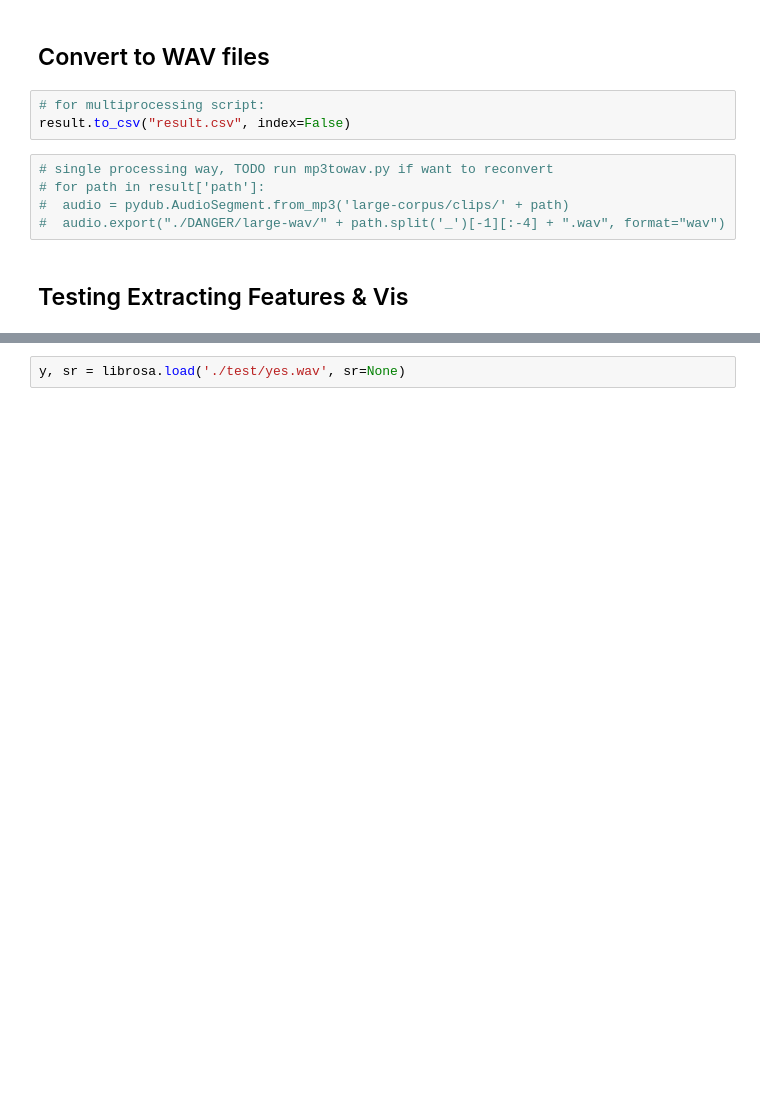
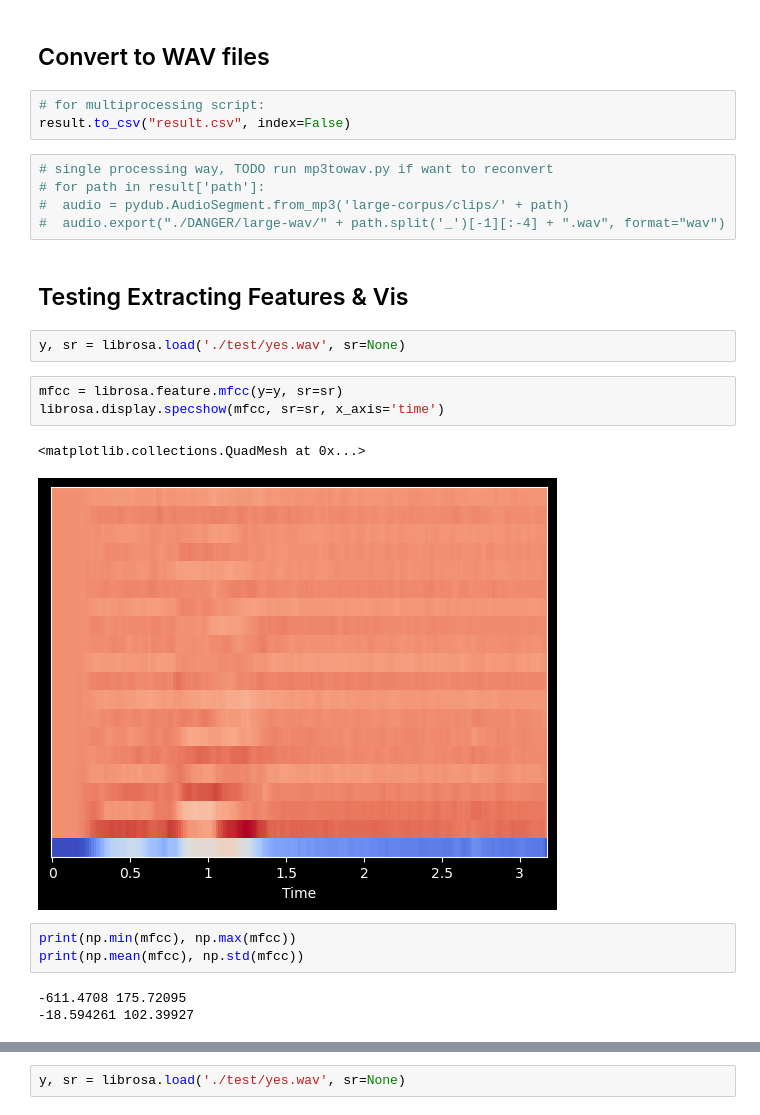
Before and after one commit to ConnorBar/audio, a Jupyter notebook: tone-recognition.ipynb, the cells around one changed output, grey strips where cells are left out. Drawn from its saved outputs; the diff is of its cells as text; blank space fills up the shorter version.

```diff
--- a/tone-recognition.ipynb
+++ b/tone-recognition.ipynb
@@ -119,3 +120,17 @@ result.to_csv("result.csv", index=False)
 #  audio.export("./DANGER/large-wav/" + path.split('_')[-1][:-4] + ".wav", format="wav")
 # %% [markdown]
 ## Testing Extracting Features & Vis
+# %%
+y, sr = librosa.load('./test/yes.wav', sr=None)
+# %%
+mfcc = librosa.feature.mfcc(y=y, sr=sr)
+librosa.display.specshow(mfcc, sr=sr, x_axis='time')
+# %% [output]
+<matplotlib.collections.QuadMesh at 0x...>
+[figure, added]
+# %%
+print(np.min(mfcc), np.max(mfcc))
+print(np.mean(mfcc), np.std(mfcc))
+# %% [output]
+-611.4708 175.72095
+-18.594261 102.39927
```
Also changed, not shown: parts of 27 cells of this notebook, 11 other files.
